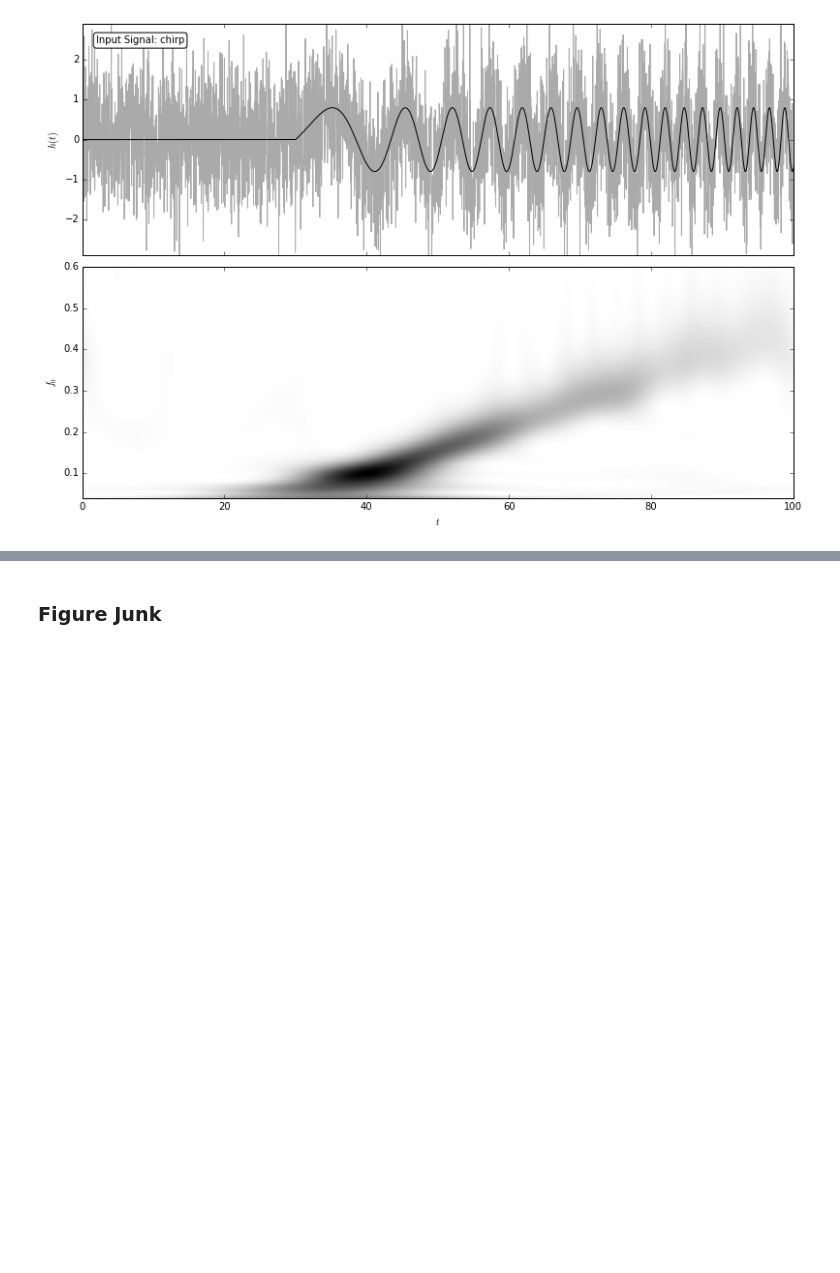
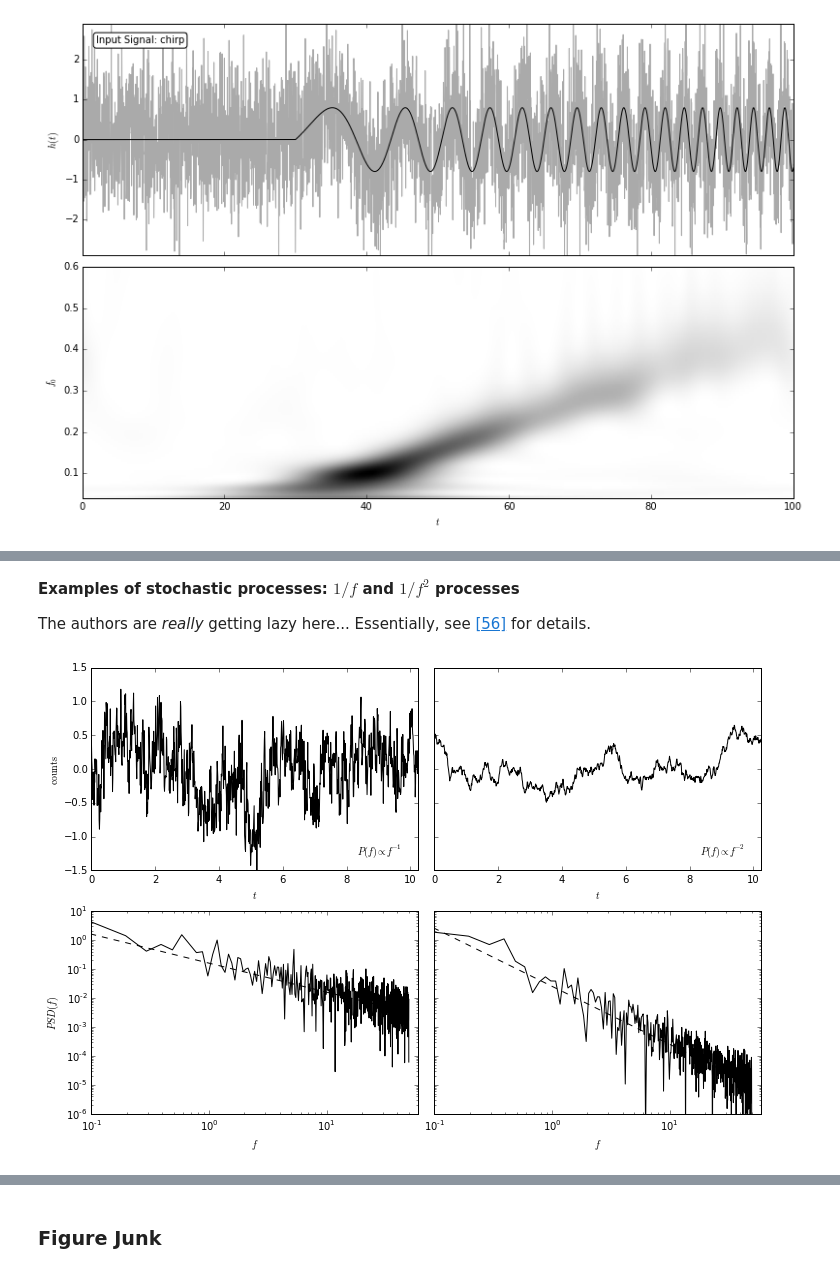
Before and after one commit to YastroML/YastroML, a Jupyter notebook: Session19_150219/Ch10_TimeSeries.ipynb, the cells around one changed output, grey strips where cells are left out. Drawn from its saved outputs; the diff is of its cells as text; code cells hidden in the pictures; blank space fills up the shorter version.

```diff
--- a/Session19_150219/Ch10_TimeSeries.ipynb
+++ b/Session19_150219/Ch10_TimeSeries.ipynb
@@ -995,0 +1026,8 @@ plot1028()
+# %% [markdown]
+**Examples of stochastic processes: $1/f$ and $1/f^2$ processes**
+
+The authors are *really* getting lazy here... Essentially, see [[56]](http://adsabs.harvard.edu/abs/1995A%26A...300..707T) for details.
+# %%
+plot1029()
+# %% [output]
+[figure, added]
```
Also changed, not shown: parts of 7 cells of this notebook.
